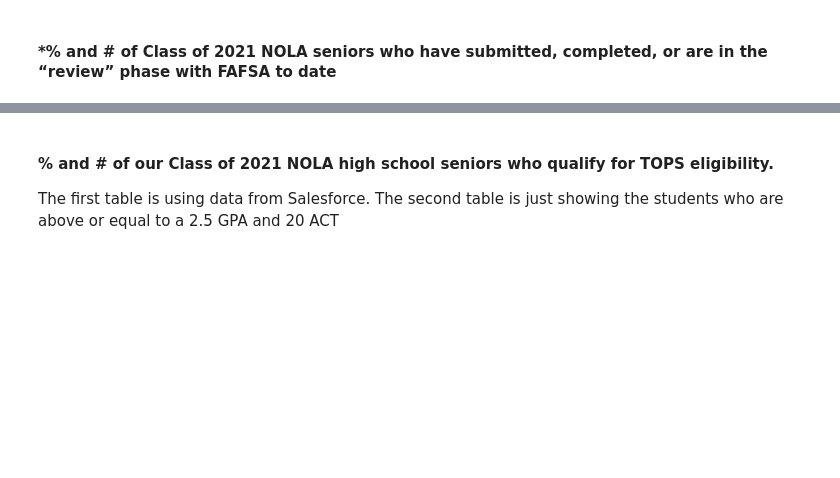
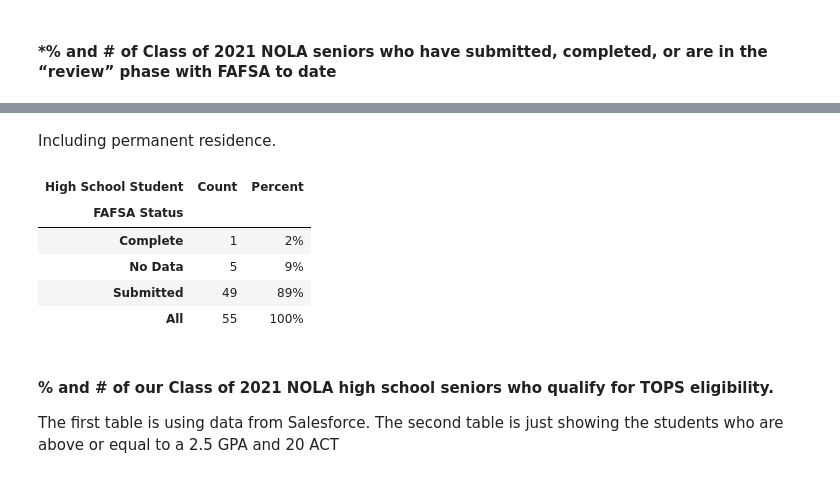
Before and after one commit to jbakerr/one-off, a Jupyter notebook: 2021/uw_sela_fy21/reports/Report.ipynb, the cells around one changed output, grey strips where cells are left out. Drawn from its saved outputs; the diff is of its cells as text; code cells hidden in the pictures; blank space fills up the shorter version.

```diff
--- a/2021/uw_sela_fy21/reports/Report.ipynb
+++ b/2021/uw_sela_fy21/reports/Report.ipynb
@@ -151,3 +156,14 @@ create_count_percent_cross_tab(df_2021, 'C_FA_Req_FAFSA__c', 'RT_RecordType__c',
+# %% [markdown]
+Including permanent residence.
+# %%
+create_count_percent_cross_tab(df_2021_us_citizen_pr, 'C_FA_Req_FAFSA__c', 'RT_RecordType__c', 'FAFSA Status')
+# %% [output]
+| High School Student | Count | Percent |
+| FAFSA Status |  |  |
+| Complete | 1 | 2% |
+| No Data | 5 | 9% |
+| Submitted | 49 | 89% |
+| All | 55 | 100% |
 # %% [markdown]
 #### % and # of our Class of 2021 NOLA high school seniors who qualify for TOPS eligibility.
 
```
Also changed, not shown: parts of 3 cells of this notebook, 3 other files.
